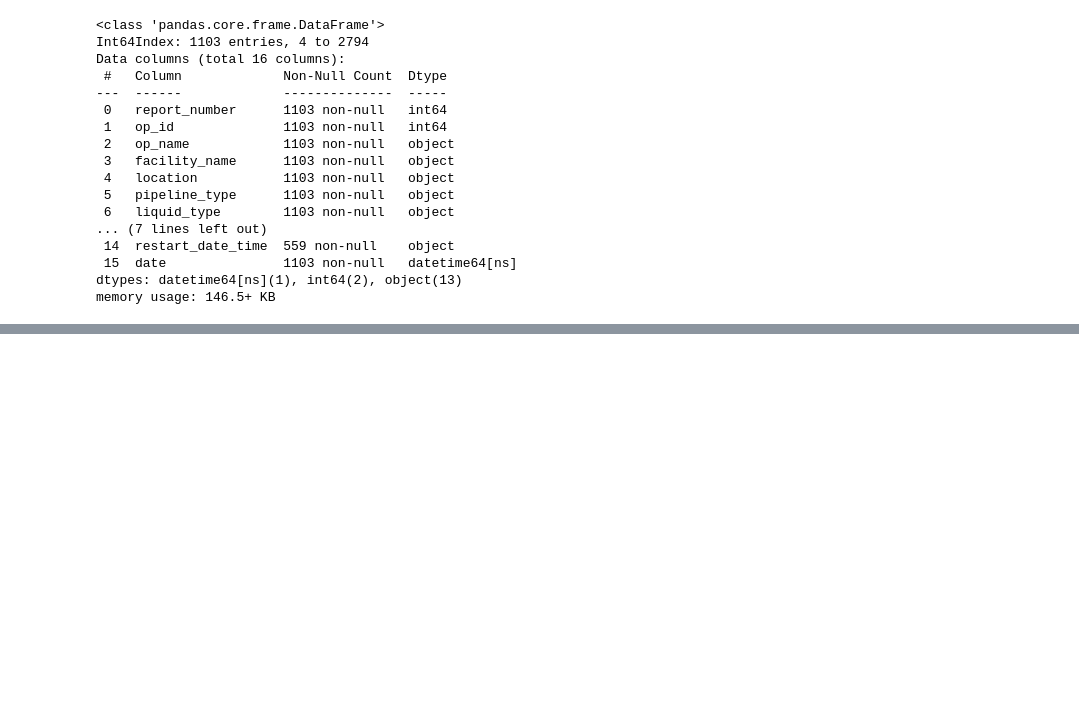
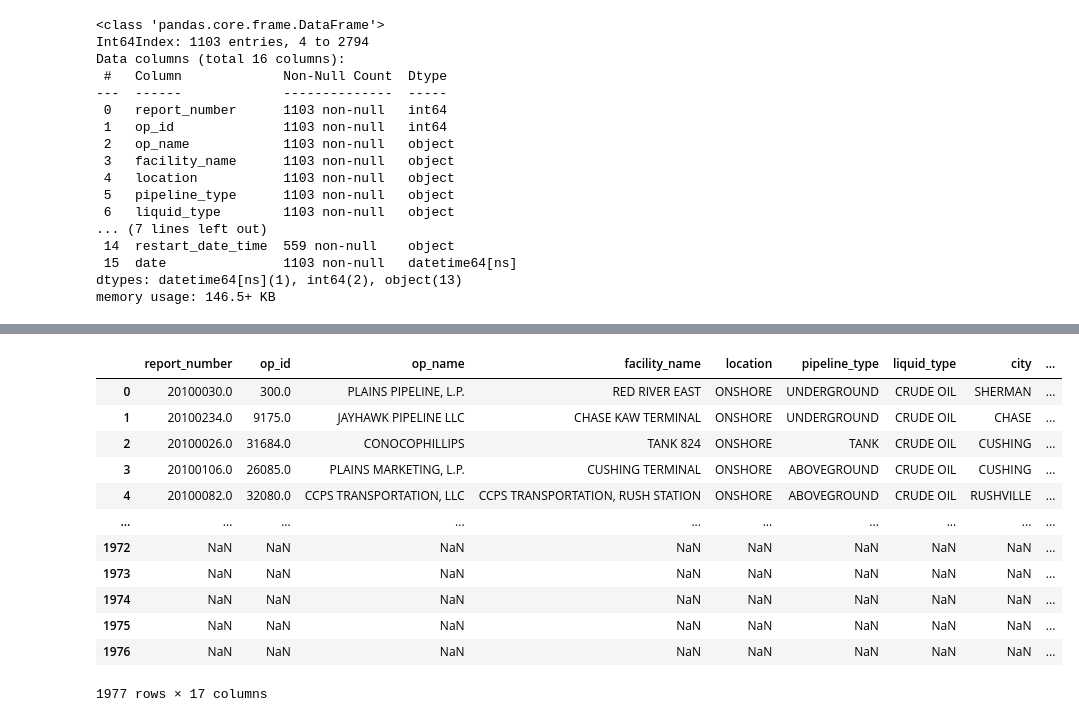
Before and after one commit to KirstieMcCown/ETL-Project, a Jupyter notebook: oil.ipynb, the cells around one changed output, grey strips where cells are left out. Saved outputs shown, nothing was run; the diff lists cells and outputs as text; code cells hidden in the pictures; blank space fills up the shorter version.

```diff
--- a/oil.ipynb
+++ b/oil.ipynb
@@ -329,3 +329,22 @@ max_date = cleaned_accidents["date"].max()
+# %%
+# Join both tables for further analysis
+
+all_data = cleaned_accidents.merge(cleaned_oil, on="date", how="right")
+all_data
+# %% [output]
+|  | report_number | op_id | op_name | facility_name | location | pipeline_type | liquid_type | city | ... |
+| 0 | 20100030.0 | 300.0 | PLAINS PIPELINE, L.P. | RED RIVER EAST | ONSHORE | UNDERGROUND | CRUDE OIL | SHERMAN | ... |
+| 1 | 20100234.0 | 9175.0 | JAYHAWK PIPELINE LLC | CHASE KAW TERMINAL | ONSHORE | UNDERGROUND | CRUDE OIL | CHASE | ... |
+| 2 | 20100026.0 | 31684.0 | CONOCOPHILLIPS | TANK 824 | ONSHORE | TANK | CRUDE OIL | CUSHING | ... |
+| 3 | 20100106.0 | 26085.0 | PLAINS MARKETING, L.P. | CUSHING TERMINAL | ONSHORE | ABOVEGROUND | CRUDE OIL | CUSHING | ... |
+| 4 | 20100082.0 | 32080.0 | CCPS TRANSPORTATION, LLC | CCPS TRANSPORTATION, RUSH STATION | ONSHORE | ABOVEGROUND | CRUDE OIL | RUSHVILLE | ... |
+| ... | ... | ... | ... | ... | ... | ... | ... | ... | ... |
+| 1972 | NaN | NaN | NaN | NaN | NaN | NaN | NaN | NaN | ... |
+| 1973 | NaN | NaN | NaN | NaN | NaN | NaN | NaN | NaN | ... |
+| 1974 | NaN | NaN | NaN | NaN | NaN | NaN | NaN | NaN | ... |
+| 1975 | NaN | NaN | NaN | NaN | NaN | NaN | NaN | NaN | ... |
+| 1976 | NaN | NaN | NaN | NaN | NaN | NaN | NaN | NaN | ... |
+1977 rows × 17 columns
 # %%
 # Connect to postgres database
 connection_string = "postgres:postgres@localhost:5432/oil_db"
```
Also changed, not shown: parts of 13 cells of this notebook, 2 other files.
